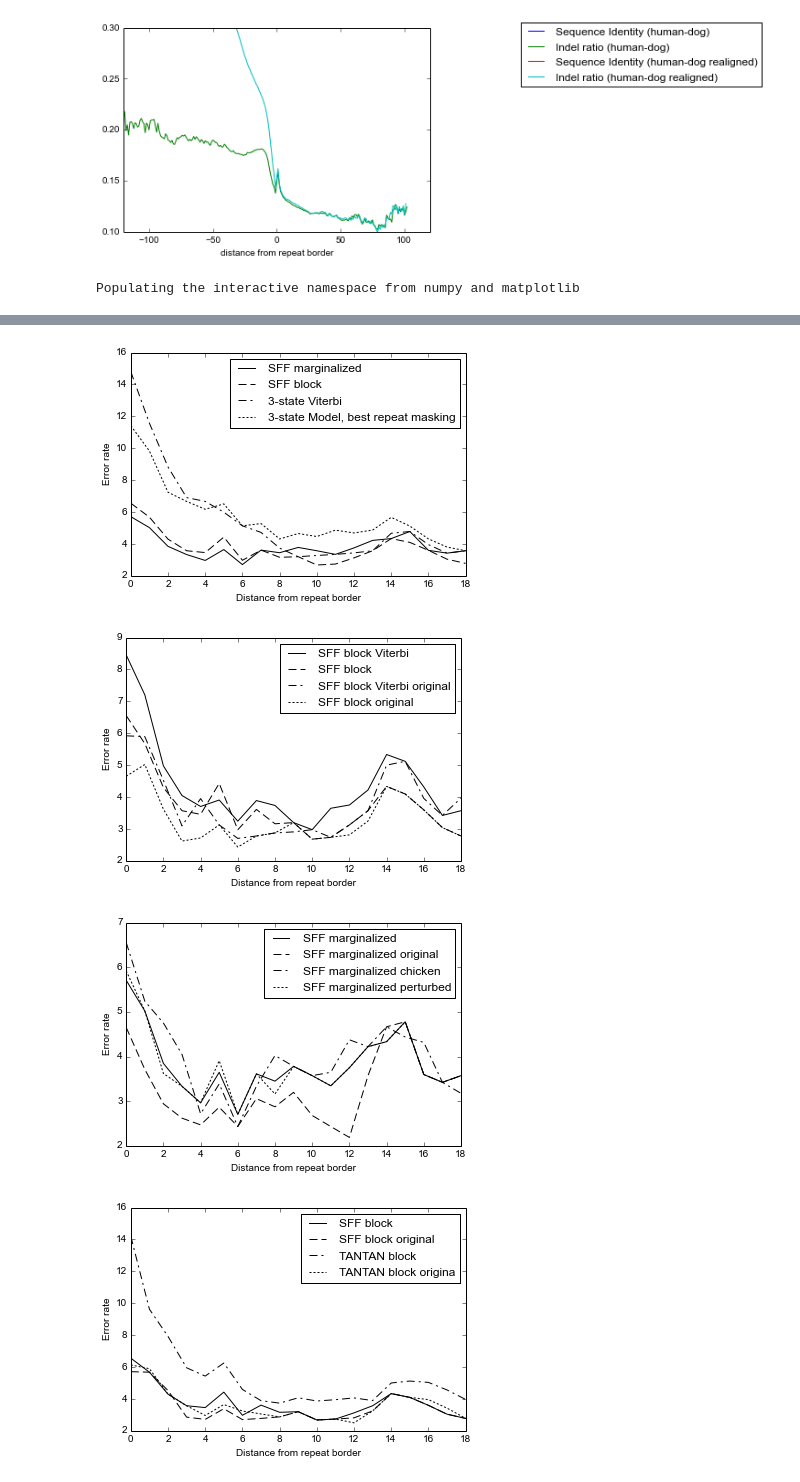
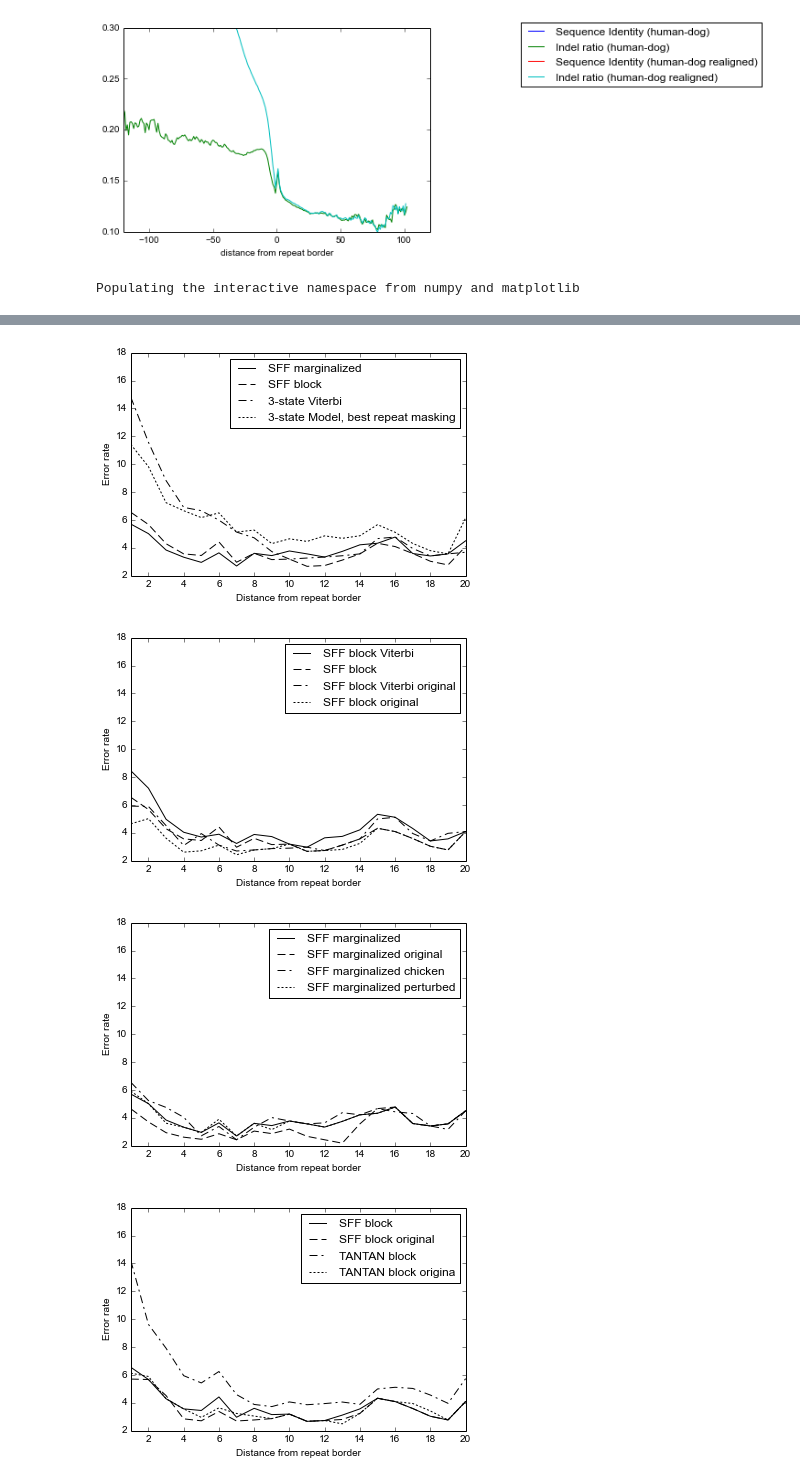
Before and after one commit to mic47/dissertation, a Jupyter notebook: Grafy.ipynb, the cells around one changed output, grey strips where cells are left out. Drawn from its saved outputs; the diff is of its cells as text; code cells hidden in the pictures.

```diff
--- a/Grafy.ipynb
+++ b/Grafy.ipynb
@@ -63,7 +63,7 @@ from IPython.display import display
 def parse_lines(x):
     d = dict()
     for line in x:
-        line = line.strip().split(',')
+        line = line.strip().split(' ')
         d[line[0]] = map(lambda x: 100.0-float(x), line[1:])
     return d
 
@@ -77,11 +77,13 @@ def draw_plot(data, selections=None, captions=None, filename=None):
         key = selections[i]
         label = captions[i]
         dat = data[key]
-        line, = plt.plot(range(len(dat)), dat, 'k-' ,label=label)
+        line, = plt.plot(range(1, len(dat) + 1), dat, 'k-' ,label=label)
         line.set_dashes(dashes[i])
     plt.xlabel('Distance from repeat border')
     plt.ylabel('Error rate')
-    #plt.xlim(0, 10)
+    plt.ylim(2, 18)
+    plt.xlim(1, 20)
+    plt.xticks(range(2, 21, 2))
     plt.legend()#bbox_to_anchor=(2.1, 1.05))
     if filename != None:
         pylab.savefig(filename)
@@ -176,4 +180,4 @@ Populating the interactive namespace from numpy and matplotlib
-[figure, old version]
+[figure, new version]
-[figure, old version]
+[figure, new version]
-[figure, old version]
+[figure, new version]
-[figure, old version]
+[figure, new version]
```
Also changed, not shown: parts of 1 cell of this notebook, 8 other files.
